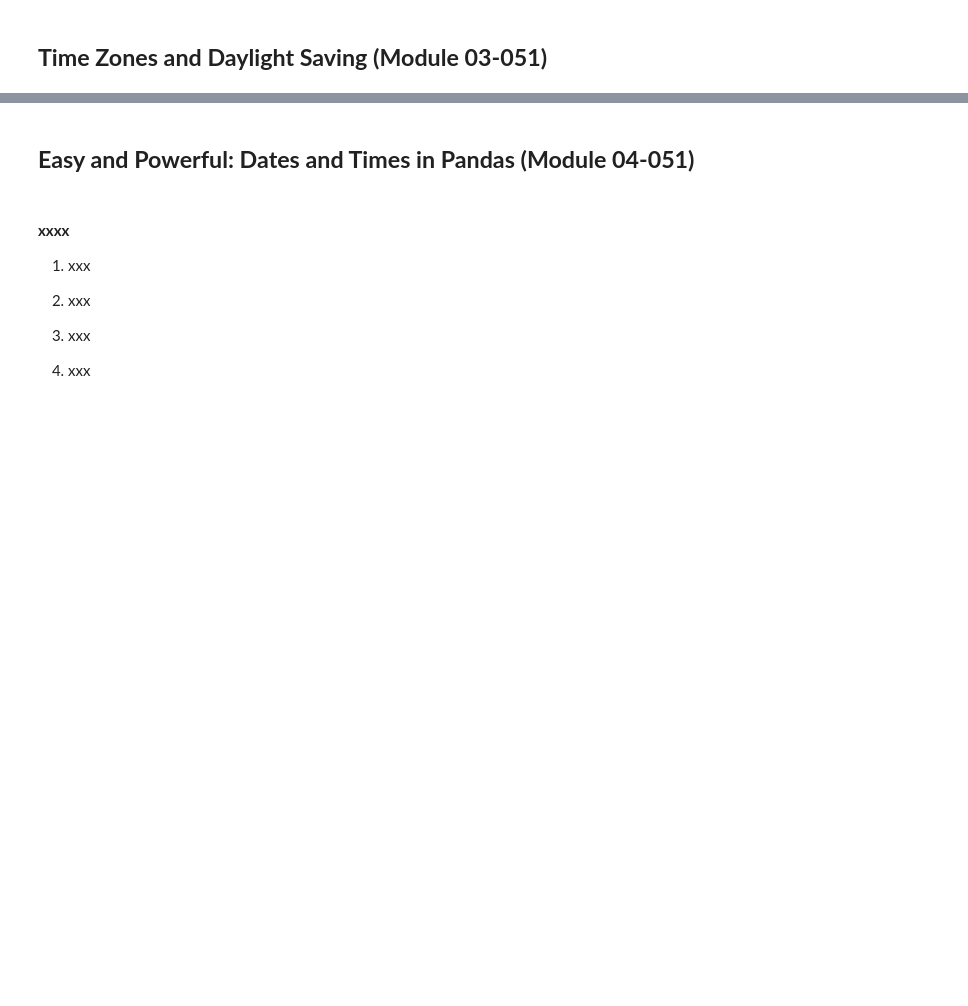
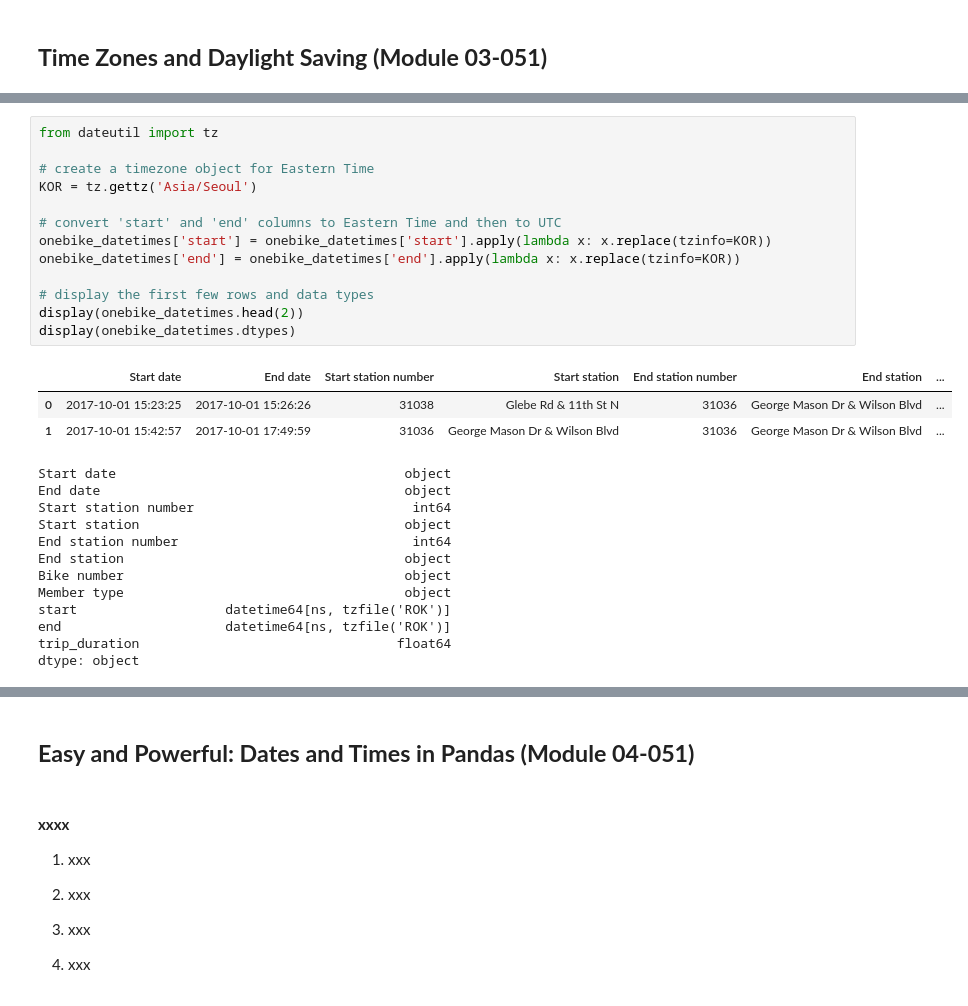
Before and after one commit to mcabas/Datacamp_Notebook, a Jupyter notebook: DataCamp.Course_051_Working with Dates and Times in Python.ipynb, the cells around one changed output, grey strips where cells are left out. Drawn from its saved outputs; the diff is of its cells as text; blank space fills up the shorter version.

```diff
--- a/DataCamp.Course_051_Working with Dates and Times in Python.ipynb
+++ b/DataCamp.Course_051_Working with Dates and Times in Python.ipynb
@@ -939,0 +1464,29 @@ display(dts)
+# %%
+from dateutil import tz
+
+# create a timezone object for Eastern Time
+KOR = tz.gettz('Asia/Seoul')
+
+# convert 'start' and 'end' columns to Eastern Time and then to UTC
+onebike_datetimes['start'] = onebike_datetimes['start'].apply(lambda x: x.replace(tzinfo=KOR))
+onebike_datetimes['end'] = onebike_datetimes['end'].apply(lambda x: x.replace(tzinfo=KOR))
+
+# display the first few rows and data types
+display(onebike_datetimes.head(2))
+display(onebike_datetimes.dtypes)
+# %% [output]
+|  | Start date | End date | Start station number | Start station | End station number | End station | ... |
+| 0 | 2017-10-01 15:23:25 | 2017-10-01 15:26:26 | 31038 | Glebe Rd & 11th St N | 31036 | George Mason Dr & Wilson Blvd | ... |
+| 1 | 2017-10-01 15:42:57 | 2017-10-01 17:49:59 | 31036 | George Mason Dr & Wilson Blvd | 31036 | George Mason Dr & Wilson Blvd | ... |
+Start date                                     object
+End date                                       object
+Start station number                            int64
+Start station                                  object
+End station number                              int64
+End station                                    object
+Bike number                                    object
+Member type                                    object
+start                   datetime64[ns, tzfile('ROK')]
+end                     datetime64[ns, tzfile('ROK')]
+trip_duration                                 float64
+dtype: object
```
Also changed, not shown: parts of 31 cells of this notebook.
